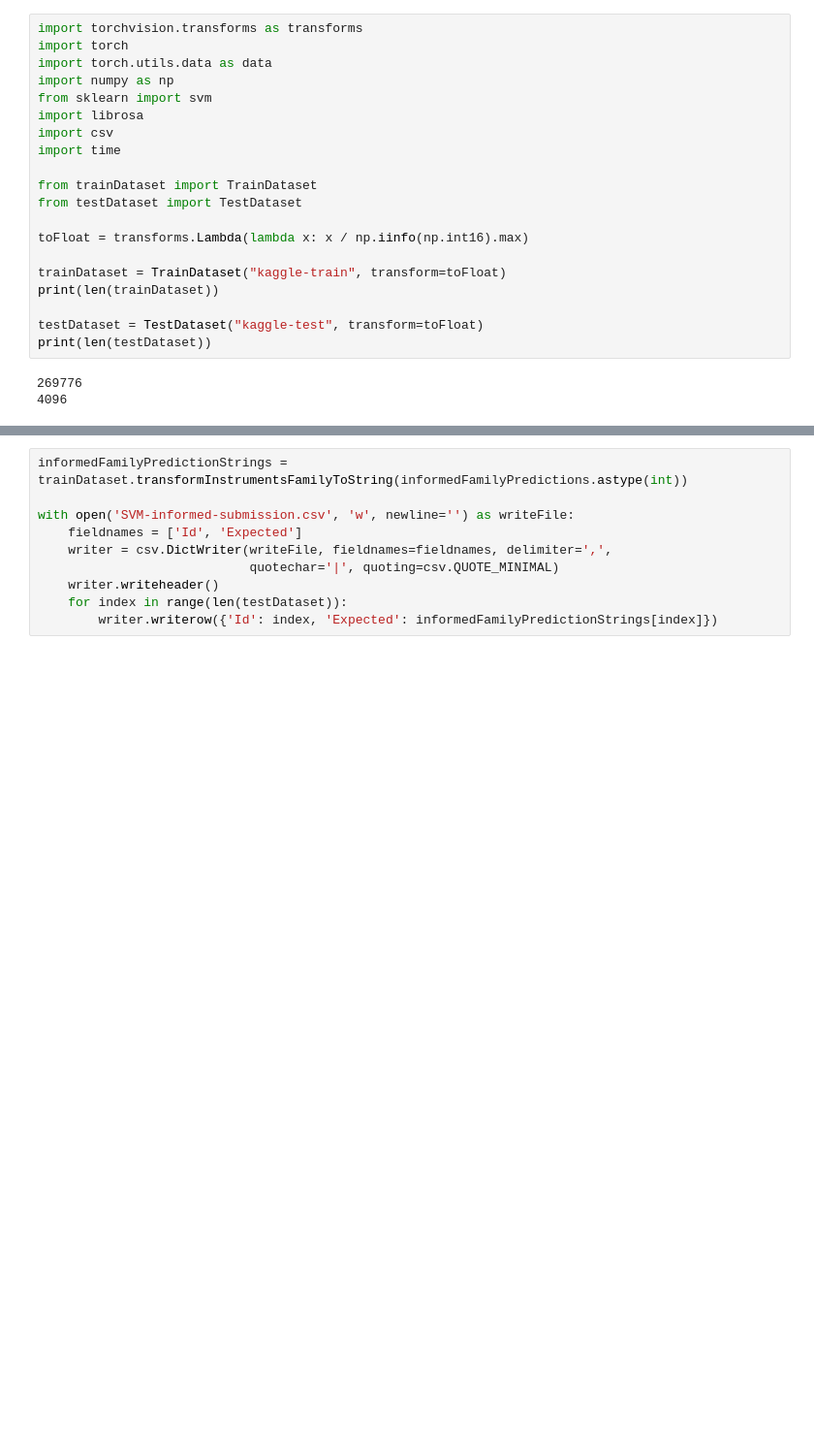
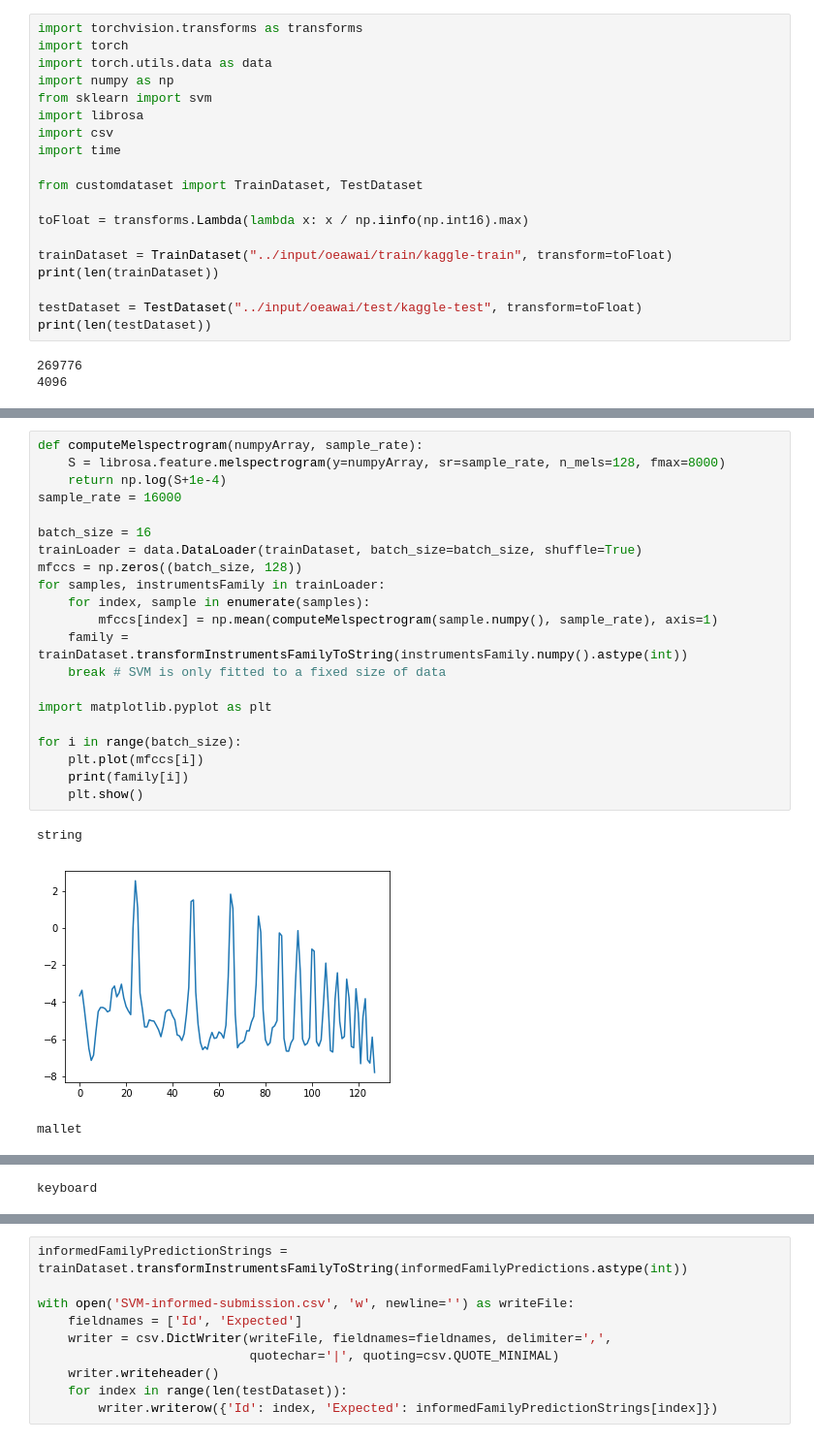
Before and after one commit to WolfgangWaltenberger/oeawai, a Jupyter notebook: Challenge/SVM solution.ipynb, the cells around one changed output, grey strips where cells are left out. Shown: that part at 97% size. Saved outputs shown, nothing was run; the diff lists cells and outputs as text; blank space fills up the shorter version.

Commit message:
updated kaggles kernel

```diff
--- a/Challenge/SVM solution.ipynb
+++ b/Challenge/SVM solution.ipynb
@@ -8,15 +17,14 @@ import librosa
 import csv
 import time
 
-from trainDataset import TrainDataset
-from testDataset import TestDataset
+from customdataset import TrainDataset, TestDataset
 
 toFloat = transforms.Lambda(lambda x: x / np.iinfo(np.int16).max)
 
-trainDataset = TrainDataset("kaggle-train", transform=toFloat)
+trainDataset = TrainDataset("../input/oeawai/train/kaggle-train", transform=toFloat)
 print(len(trainDataset))
 
-testDataset = TestDataset("kaggle-test", transform=toFloat)
+testDataset = TestDataset("../input/oeawai/test/kaggle-test", transform=toFloat)
 print(len(testDataset))
 # %% [output]
 269776
@@ -57,0 +73,25 @@ Now let's see what we can do with a more informed SVM
+# %%
+def computeMelspectrogram(numpyArray, sample_rate):
+    S = librosa.feature.melspectrogram(y=numpyArray, sr=sample_rate, n_mels=128, fmax=8000)
+    return np.log(S+1e-4)
+sample_rate = 16000
+
+batch_size = 16
+trainLoader = data.DataLoader(trainDataset, batch_size=batch_size, shuffle=True)
+mfccs = np.zeros((batch_size, 128))
+for samples, instrumentsFamily in trainLoader:
+    for index, sample in enumerate(samples):
+        mfccs[index] = np.mean(computeMelspectrogram(sample.numpy(), sample_rate), axis=1)
+    family = trainDataset.transformInstrumentsFamilyToString(instrumentsFamily.numpy().astype(int))
+    break # SVM is only fitted to a fixed size of data
+
+import matplotlib.pyplot as plt
+
+for i in range(batch_size):
+    plt.plot(mfccs[i])
+    print(family[i])
+    plt.show()
+# %% [output]
+string
+[figure, added]
+mallet
@@ -57,0 +99 @@ Now let's see what we can do with a more informed SVM
+keyboard
```
Also changed, not shown: parts of 15 cells of this notebook.
